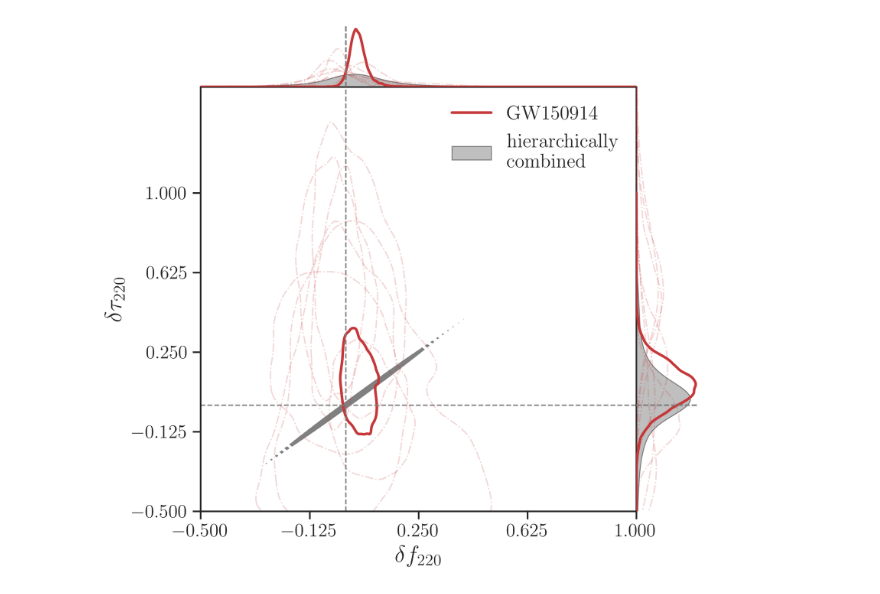
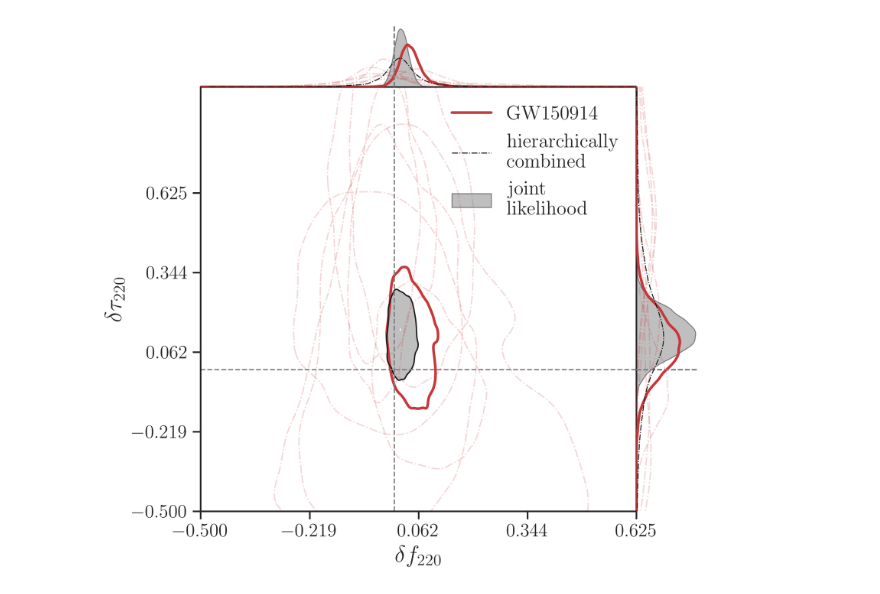
Before and after one commit to abhirup-ghosh/spinqnm, a Jupyter notebook: data/rin/plot_pseob_results_mit_O1O2.ipynb, the cells around one changed output. Drawn from its saved outputs; the diff is of its cells as text; code cells hidden in the pictures.

```diff
--- a/data/rin/plot_pseob_results_mit_O1O2.ipynb
+++ b/data/rin/plot_pseob_results_mit_O1O2.ipynb
@@ -36,7 +36,7 @@ alpha = 0.2
 # Prior used for each event
 prior_dict = {
     "dtau_220-min": {"S190519bj": -0.8, "S190521r": -0.8, "S190630ag": -0.8, "S190828j": -0.8, "S190910s": -0.8, "GW150914": -0.8, "GW170104": -0.8, "GW170729": -0.8 },
-    "dtau_220-max": {"S190519bj": 1.5, "S190521r": 1.5, "S190630ag": 1.4, "S190828j": 1.5, "S190910s": 3.0, "GW150914": 1.0, "GW170104": 1.5, "GW170729": 1.5},
+    "dtau_220-max": {"S190519bj": 1.5, "S190521r": 1.5, "S190630ag": 1.5, "S190828j": 1.5, "S190910s": 3.0, "GW150914": 1.0, "GW170104": 1.5, "GW170729": 1.5},
     "domega_220-min": {"S190519bj": -0.8, "S190521r": -0.8, "S190630ag": -0.8, "S190828j": -0.8, "S190910s": -0.8, "GW150914": -0.8, "GW170104": -0.8, "GW170729": -0.8},
     "domega_220-max": {"S190519bj": 2.0, "S190521r": 1.0, "S190630ag": 1.0, "S190828j": 1.0, "S190910s": 1.0, "GW150914": 1.0, "GW170104": 1.0, "GW170729": 1.0}
 }
@@ -67,9 +67,9 @@ for param in params:
 
 # Tune the min and max params
 df_220_min = -0.5
-df_220_max = 1.
+df_220_max = 0.625
 dtau_220_min = -0.5
-dtau_220_max = 1.5
+dtau_220_max = 1.
 tick_pos = np.linspace(df_220_min, df_220_max, num=5)
 
 fig = plt.figure(dpi=150, figsize=utils.figsize_square) # Make a square plot
@@ -127,45 +127,46 @@ ax_joint.axhline(0, ls="--", c="grey", linewidth=linewidth)
 
 
 # Plot the hierarchical results
-domega220_hier = np.loadtxt("hierarchical/pseob/{param}_pop.txt.gz".format(param="domega_220"))
-dtau220_hier = np.loadtxt("hierarchical/pseob/{param}_pop.txt.gz".format(param="domega_220"))
+domega220_hier = np.loadtxt("combined_samples/{param}_pop.dat.gz".format(param="domega_220"))
+dtau220_hier = np.loadtxt("combined_samples/{param}_pop.dat.gz".format(param="dtau_220"))
 
 # Plot the hierarchical results
 # domega_220
-df_220_hier_pts, df_220_hier_pdf = kde_helper(domega220_hier))
+df_220_hier_pts, df_220_hier_pdf = kde_helper(domega220_hier)
 ax_df_220.plot(df_220_hier_pts, df_220_hier_pdf, linewidth=0.7*linewidth, c="k", ls="-.", label="hierarchically\ncombined")
 # dtau_220
-dtau_220_hier_pts, dtau_220_hier_pdf = kde_helper(dtau220_hier))
+dtau_220_hier_pts, dtau_220_hier_pdf = kde_helper(dtau220_hier)
 ax_dtau_220.plot(dtau_220_hier_pdf, dtau_220_hier_pts, linewidth=0.7*linewidth, c="k", ls="-.")
 
-"""
+
 # Plot the joint likelihood results
-domega220_comb = np.loadtxt("combined_samples/{param}_pop.txt.gz".format(param="domega_220"))
-dtau220_comb = np.loadtxt("combined_samples/{param}_pop.txt.gz".format(param="domega_220"))
+domega220_comb = np.loadtxt("combined_samples/{param}_comb.dat.gz".format(param="domega_220"))
+dtau220_comb = np.loadtxt("combined_samples/{param}_comb.dat.gz".format(param="dtau_220"))
+
 
 # domega_220
-df_220_comb_pts, df_220_comb_pdf = kde_helper(domega220_comb))
-ax_df_220.fill(df_220_comb_pts, df_220_comb_pdf, linewidth=0.7*linewidth, , facecolor='grey', edgecolor='k', alpha=0.5, label="joint\nlikelihood")
+df_220_comb_pts, df_220_comb_pdf = kde_helper(domega220_comb)
+ax_df_220.fill(df_220_comb_pts, df_220_comb_pdf, linewidth=0.7*linewidth, facecolor='grey', edgecolor='k', alpha=0.5, label="joint\nlikelihood")
 # dtau_220
-dtau_220_comb_pts, dtau_220_comb_pdf = kde_helper(dtau220_comb))
-ax_dtau_220.plot(dtau_220_comb_pdf, dtau_220_comb_pts, linewidth=0.7*linewidth, facecolor='grey', edgecolor='k', alpha=0.5)
+dtau_220_comb_pts, dtau_220_comb_pdf = kde_helper(dtau220_comb)
+ax_dtau_220.fill(dtau_220_comb_pdf, dtau_220_comb_pts, linewidth=0.7*linewidth, facecolor='grey', edgecolor='k', alpha=0.5)
 
-# 2D contour
 choice = np.random.choice(len(domega220_comb), size=5000)
 x_train = domega220_comb[choice]
 y_train = dtau220_comb[choice]
-utils.kdeplot_2d_clevels_contourf(x_train, y_train, levels=[0.90, 0.01], xlow=prior_dict["domega_220-min"][event], xhigh=prior_dict["domega_220-max"][event], ylow=prior_dict["dtau_220-min"][event], yhigh=prior_dict["dtau_220-max"][event], ax=ax_joint, linewidths=[1.0], colors=['grey'], edgecolors=['k'])
-"""
+utils.kdeplot_2d_clevels(x_train, y_train, levels=[0.90], xlow=prior_dict["domega_220-min"][event], xhigh=prior_dict["domega_220-max"][event], ylow=prior_dict["dtau_220-min"][event], yhigh=prior_dict["dtau_220-max"][event], ax=ax_joint, linewidths=[1.0], colors=['k'])
+utils.kdeplot_2d_clevels_contourf(x_train, y_train, levels=[0.90, 0.01], xlow=prior_dict["domega_220-min"][event], xhigh=prior_dict["domega_220-max"][event], ylow=prior_dict["dtau_220-min"][event], yhigh=prior_dict["dtau_220-max"][event], ax=ax_joint, linewidths=[1.0], colors=['grey'], alpha=0.5)
+
 
 
 ax_joint.set_xlim(df_220_min, df_220_max)
 ax_joint.set_ylim(dtau_220_min, dtau_220_max)
 ax_df_220.set_ylim(bottom=0.0)
 ax_dtau_220.set_xlim(left=0.0)
 ax_df_220.axis("off")
 ax_dtau_220.axis("off")
 
 ax_joint.legend(*ax_df_220.get_legend_handles_labels(), loc=1, frameon=False,prop={'size': 15})
 plt.savefig("../../papers/intro_paper/figures/rin_pseob_results.pdf", bbox_inches="tight")
 # %% [output]
-[figure, old version]
+[figure, new version]
```
Also changed, not shown: 2 other files.
